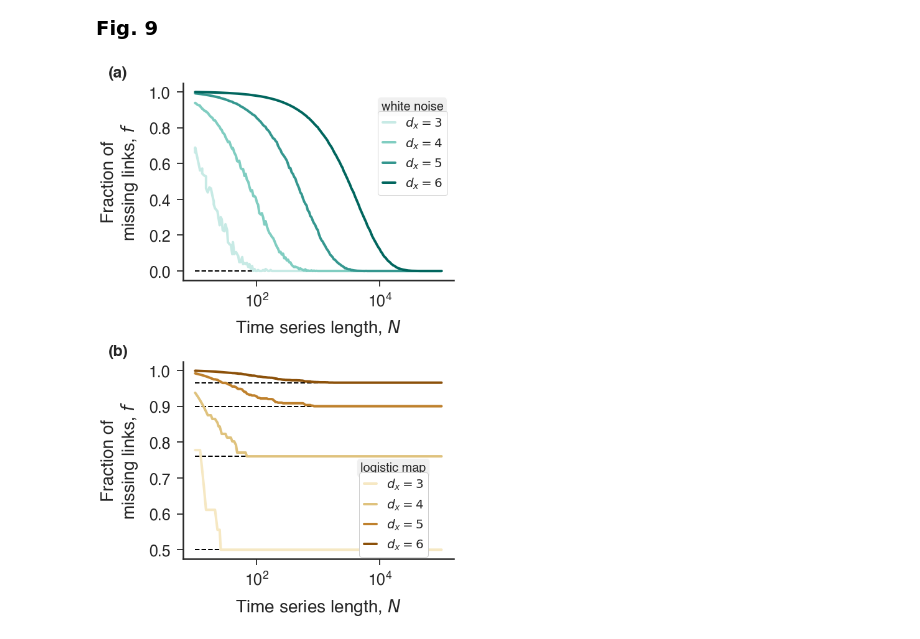
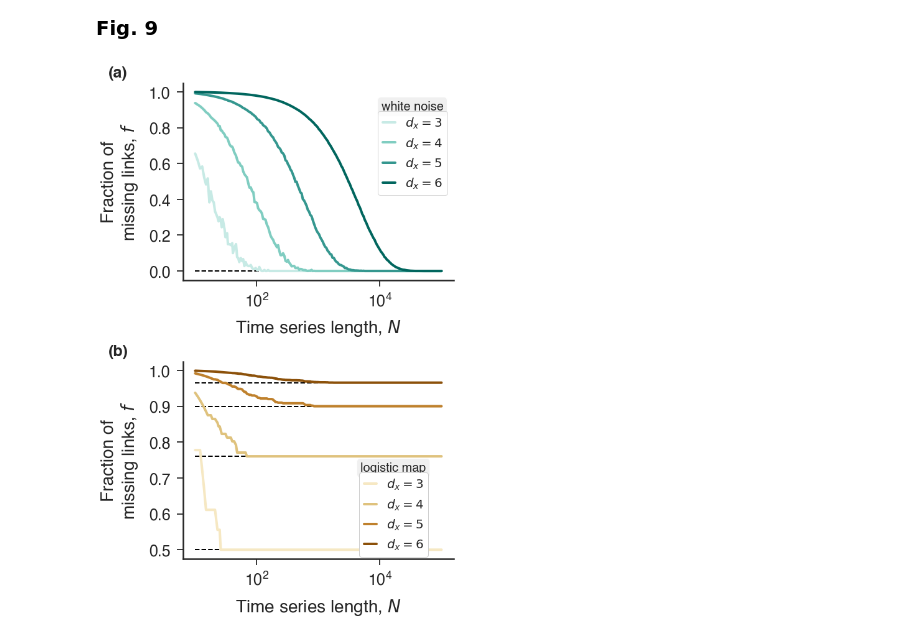
Before and after one commit to arthurpessa/ordpy, a Jupyter notebook: examples/sample_notebook.ipynb, the cells around one changed output. Saved outputs shown, nothing was run; the diff lists cells and outputs as text; code cells hidden in the pictures.

Commit message:
Cleaned the notebook a second time. Verified if all simulations and figures can be reproduced.

```diff
--- a/examples/sample_notebook.ipynb
+++ b/examples/sample_notebook.ipynb
@@ -100,7 +96,7 @@ ax[0].hlines([0.25, 0.125, 0.125, 0.125, 0.125, 0.25], xmin=[i-.2 for i in range
 
 #empirical distribution from a simulated walk.
 rw = np.cumsum(np.random.normal(size=100000))
-_, rw_probs_ = symbolic_distribution(rw, return_missing=True)
+_, rw_probs_ = ordinal_distribution(rw, return_missing=True)
 ax[0].vlines([i for i in range(6)], ymin=0, ymax=rw_probs_, color='#01665e', linewidth=13, alpha=.5)
 ax[0].plot([i for i in range(6)], rw_probs_, 'o', markersize=13, color='#01665e', markeredgecolor='black', label='Simulation',alpha=.7)
 
@@ -121,9 +117,8 @@ ax[0].annotate('random walk', (.50,.74),  va='center', ha='center', xycoords='ax
 ax[1].hlines([1/3, 1/15, 2/15, 3/15, 4/15,0], xmin=[i-.2 for i in range(6)], xmax=[i+.2 for i in range(6)], linestyle='--', linewidth=2, color='black', label='Theory')
 
 #simulation
-
 logmap    = logistic_map(n=100000, x0=np.random.uniform())
-_, probs_ = symbolic_distribution(logmap, return_missing=True)
+_, probs_ = ordinal_distribution(logmap, return_missing=True)
 ax[1].vlines([i for i in range(6)], ymin=0, ymax=probs_, color='#8c510a', linewidth=13, alpha=.5)
 ax[1].plot([i for i in range(5)], probs_[:-1], 'o', markersize=13, color='#8c510a', markeredgecolor='black', label='Simulation',alpha=.7)
 
@@ -1290,37 +1301,37 @@ browns = ['#f6e8c3', '#dfc27d', '#bf812d', '#8c510a']
 flinks_noise = np.load('data/flinks_noise.npy')
 ax[0].set_xscale('log')
 for y_, l_, c_ in zip(flinks_noise, labels, greens):
-    ax[0].plot(np.logspace(1,5,200).astype(int), y_, '-', linewidth=4, color=c_, label=l_)
+    ax[0].plot(np.unique(np.logspace(1,5,200).astype(int)), y_, '-', linewidth=4, color=c_, label=l_)
 
 
 ax[0].hlines(0,10,100000, linestyles='--', linewidth=2, color='black')
 ax[0].set_ylabel("Fraction of\nmissing links, $f$")
 ax[0].set_xlabel("Time series length, $N$")
 ax[0].legend(loc=(.72,.43))
 ax[0].annotate('white noise', (.847,.88),  va='center', ha='center', xycoords='axes fraction',fontsize=20,
                bbox={'boxstyle':'round', 'fc':'#f0f0f0', 'alpha':1})
 
 
 #missing links logistic map
 flinks_logmap = np.load('data/flinks_logmap.npy')
 ax[1].set_xscale('log')
 for y_, l_, c_ in zip(flinks_logmap, labels, browns):
     ax[1].plot(np.unique(np.logspace(1,5,200).astype(int)), y_, '-', linewidth=4, color=c_, label=l_)
 
 for i in range(4):
     ax[1].hlines(flinks_logmap[i][-1], 10, 100000, linestyle='--', linewidth=2, color='black')
 
 ax[1].set_ylabel("Fraction of\nmissing links, $f$")
 ax[1].set_xlabel("Time series length, $N$")
 ax[1].legend(loc=(.65,.01), framealpha=1)
 ax[1].annotate('logistic map', (.777,.46),  va='center', ha='center', xycoords='axes fraction',fontsize=20,
                bbox={'boxstyle':'round', 'fc':'#f0f0f0', 'alpha':1})
 
 
 for (i, ax_), (x_, y_) in zip(list(enumerate(ax.flatten())), [(-.275,1.03)]*2):
     ax_.annotate('('+string.ascii_lowercase[i]+')', (x_, y_), xycoords='axes fraction', fontsize=25, weight='bold')
 
 f.tight_layout()
 # f.savefig('figs-pdf/missing_links_vert.pdf', dpi=300, bbox_inches='tight')
 # %% [output]
-[figure, old version]
+[figure, new version]
```
Also changed, not shown: parts of 16 cells of this notebook, 10 other files.
